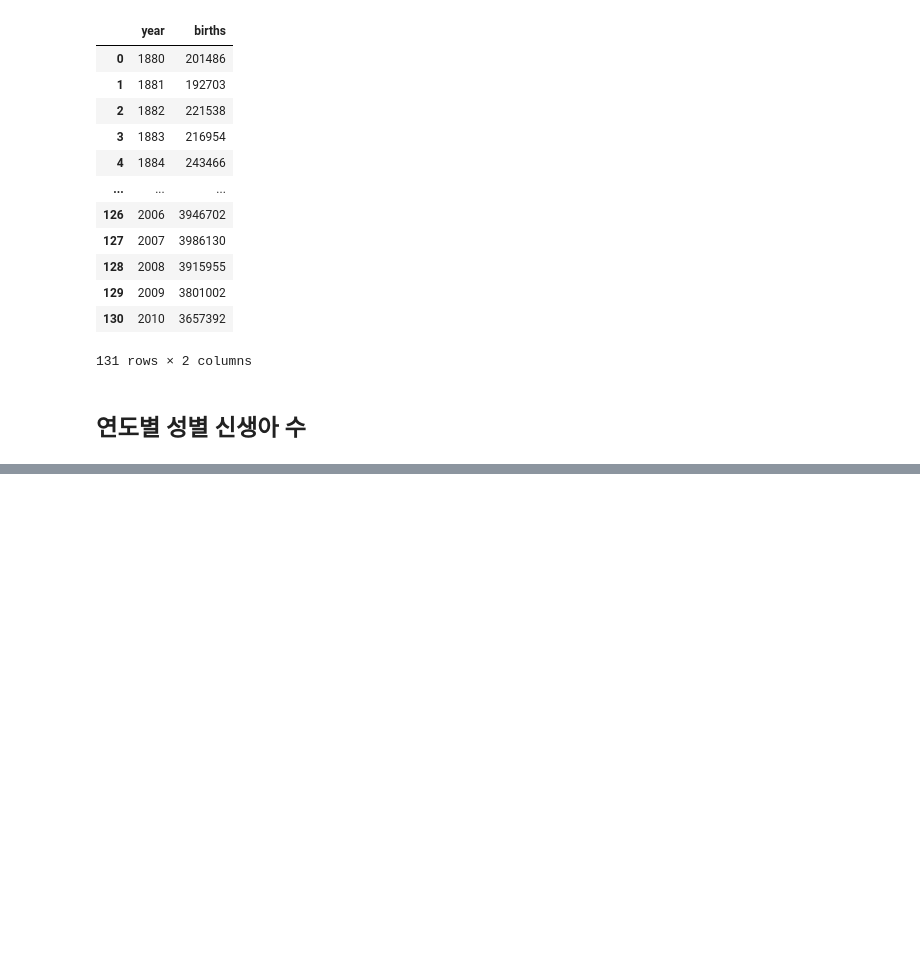
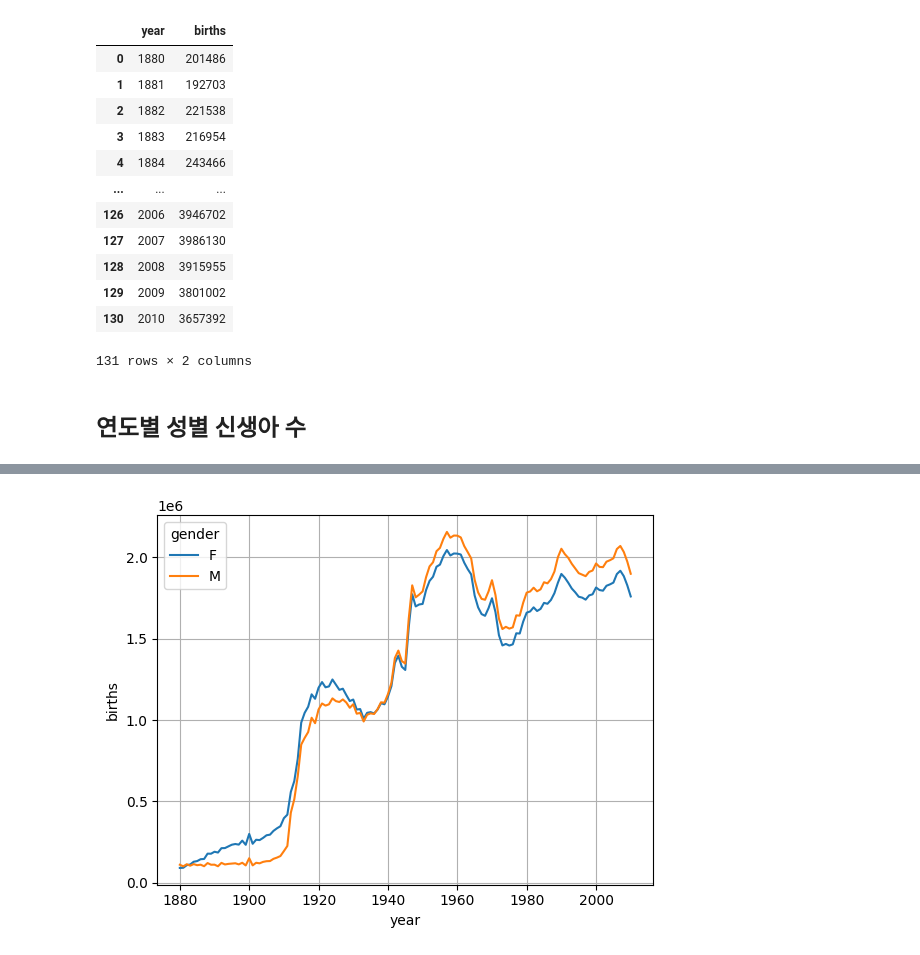
Before and after one commit to JakeOh/202504_itwill_oracle88, a Jupyter notebook: python22.ipynb, the cells around one changed output, grey strips where cells are left out. Saved outputs shown, nothing was run; the diff lists cells and outputs as text; code cells hidden in the pictures; blank space fills up the shorter version.

```diff
--- a/python22.ipynb
+++ b/python22.ipynb
@@ -236,3 +236,6 @@ births_by_year.reset_index()
 131 rows × 2 columns
 # %% [markdown]
 ## 연도별 성별 신생아 수
+# %%
+births_by_year_gender = yob_df.groupby(by=['year', 'gender']).births.sum()
+births_by_year_gender
@@ -238,0 +294,4 @@ births_by_year.reset_index()
+# %%
+births_df = births_by_year_gender.reset_index()
+#> reset_index()에서 아규먼트를 전달하지 않으면 모든 다중 인덱스(MultiIndex)들을 컬럼으로 변환.
+births_df
@@ -238,0 +367,6 @@ births_by_year.reset_index()
+# %%
+sns.lineplot(data=births_df, x='year', y='births', hue='gender')
+plt.grid()
+plt.show()
+# %% [output]
+[figure, added]
```
Also changed, not shown: parts of 7 cells of this notebook.
